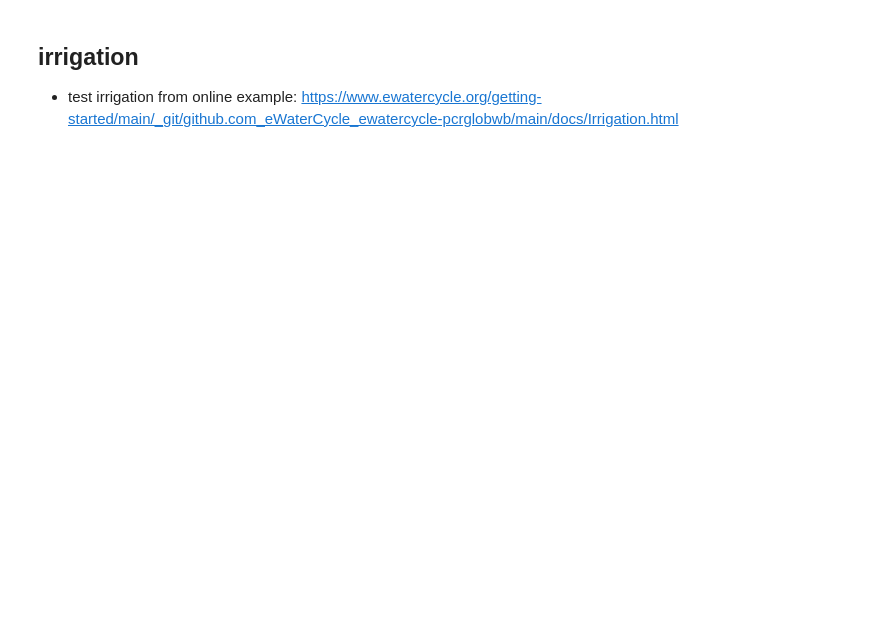
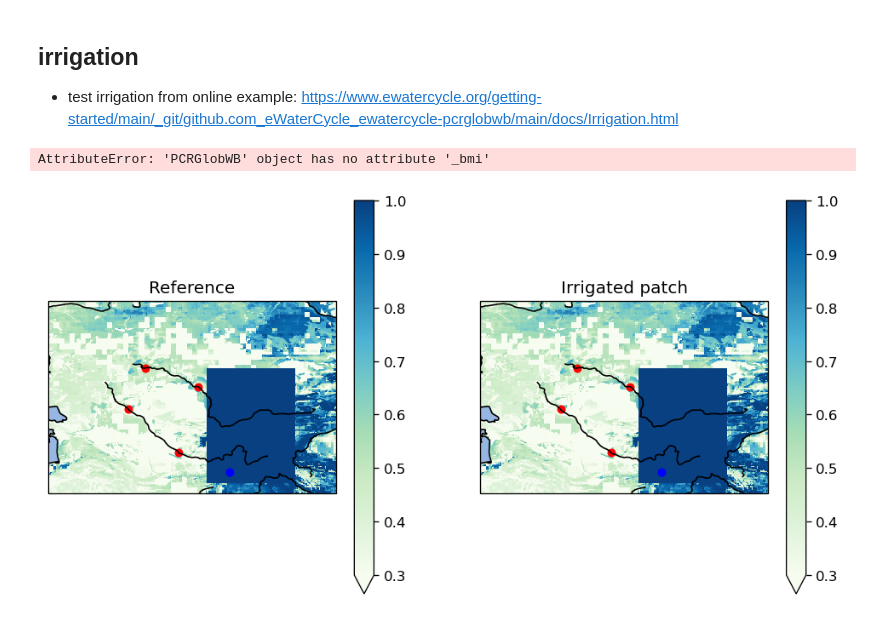
Before and after one commit to andrevdv/MSc_AralSea, a Jupyter notebook: book/thesis_projects/MSc/2025_Q1_AndreVanDerVeen_CEG/work_in_progress/Test_Aral/Aral_PCR_Irrigation.ipynb, the cells around one changed output. Saved outputs shown, nothing was run; the diff lists cells and outputs as text; code cells hidden in the pictures; blank space fills up the shorter version.

```diff
--- a/book/thesis_projects/MSc/2025_Q1_AndreVanDerVeen_CEG/work_in_progress/Test_Aral/Aral_PCR_Irrigation.ipynb
+++ b/book/thesis_projects/MSc/2025_Q1_AndreVanDerVeen_CEG/work_in_progress/Test_Aral/Aral_PCR_Irrigation.ipynb
@@ -170,11 +170,6 @@ Path.cwd()
     'version'
 ]
 PosixPath('/home/avandervee3/MSc_AralSea/book/thesis_projects/MSc/2025_Q1_AndreVanDerVeen_CEG/work_in_progress/Test_Aral')
-# %%
-reference.set_value_at_coords(
-    "channel_storage",
-    lat=[Kerki_station_latitude-1], lon=[70],
-    values=[0.5],
 # %%
 ## hier wordt de nieuwe map gemaakt, verschijnt nu in dezelfde map als notebook
 ## bevat hier alleen nog .ini file
@@ -305,28 +312,32 @@ soil_moisture = reference.get_value_as_xarray("upper_soil_saturation_degree")
 # Copy the field and manually overwrite a random part of the domain
 irrigated_soil_moisture = soil_moisture.copy()
 irrigated_soil_moisture[11:141, 178:278] = 1
+# %% [output]
+AttributeError: 'PCRGlobWB' object has no attribute '_bmi'
 # %%
 fig = plt.figure(figsize=(10, 5), dpi=120)
 left_axes = fig.add_subplot(121, projection=crs.PlateCarree())
 right_axes = fig.add_subplot(122, projection=crs.PlateCarree())
 
 soil_moisture.plot(ax=left_axes, cmap="GnBu", vmin=0.3, vmax=1)
 irrigated_soil_moisture.plot(ax=right_axes, cmap="GnBu", vmin=0.3, vmax=1)
 
 # Decoration
 left_axes.set_title("Reference")
 right_axes.set_title("Irrigated patch")
 
 for axes in [left_axes, right_axes]:
     axes.add_feature(cfeature.OCEAN, zorder=2)
     axes.add_feature(cfeature.RIVERS, zorder=2, color="k")
     axes.coastlines(zorder=3)
     # Also plot the station location
     axes.scatter(Chatly_station_longitude, Chatly_station_latitude, s=25, c="r", label = "Chatly")
     axes.scatter(Kerki_station_longitude, Kerki_station_latitude, s=25, c="r", label = "Kerki")
     axes.scatter(Tyumen_station_longitude, Tyumen_station_latitude, s=25, c="r", label = "Tyumen")
     axes.scatter(Kazalinsk_station_longitude, Kazalinsk_station_latitude, s=25, c="r", label= "Kazalinsk")
-    axes.scatter(70,Kerki_station_latitude-1, s=25, c="b", label = "Irrigated patch")
+    axes.scatter(70,36, s=25, c="b", label = "Irrigated patch")
+# %% [output]
+[figure, added]
 # %%
 experiment = ewatercycle.models.PCRGlobWB(
     parameter_set=parameter_set,
```
Also changed, not shown: parts of 13 cells of this notebook, 3 other files.
